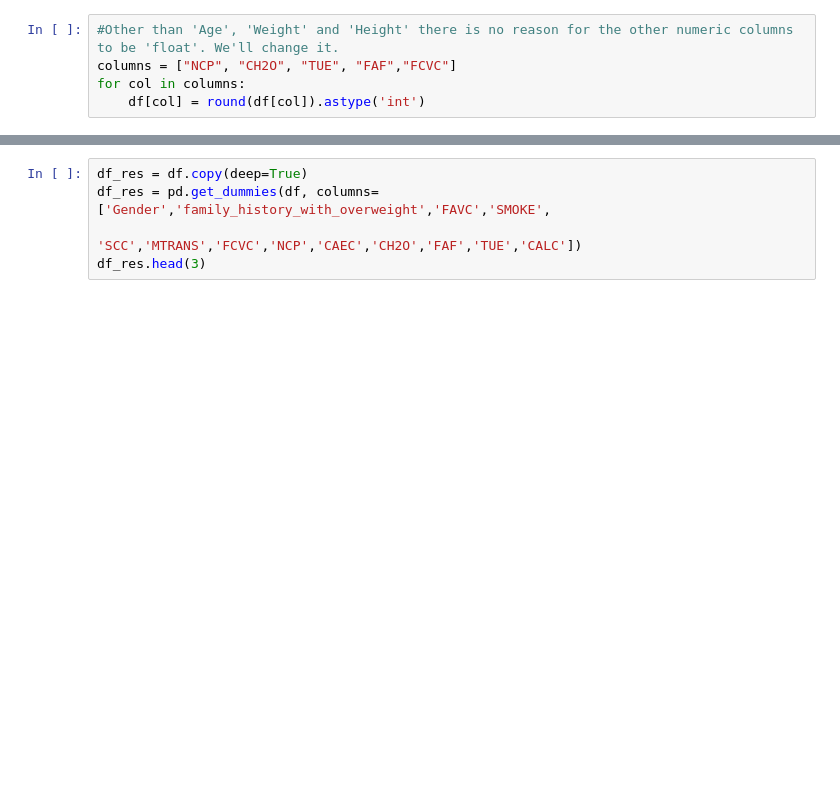
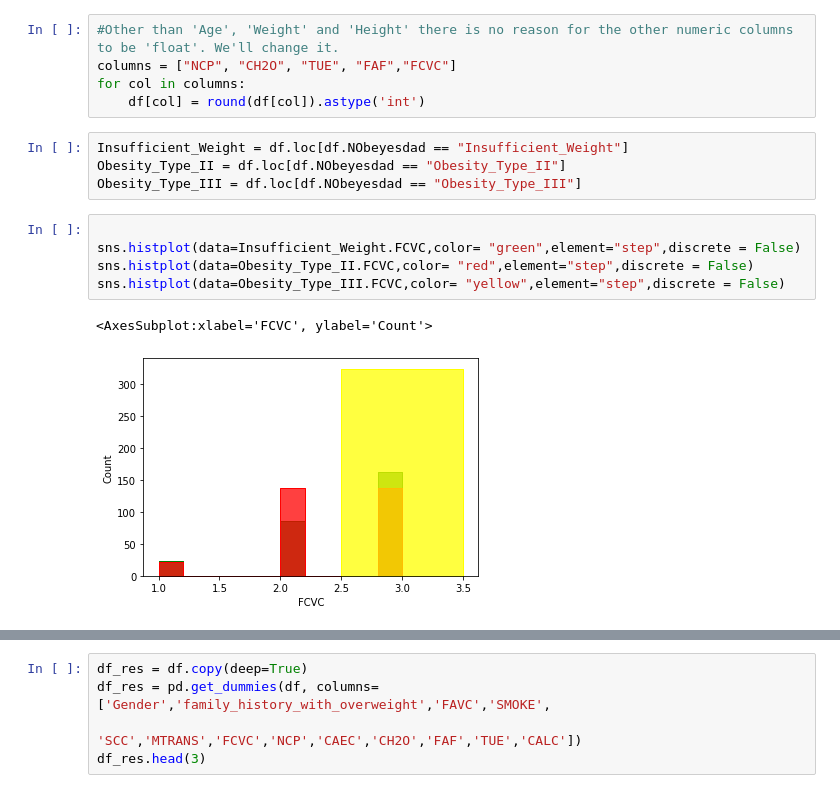
Before and after one commit to NoaAmichai/Obesity-Data-Science-Project, a Jupyter notebook: Obesity_Semester_B.ipynb, the cells around one changed output, grey strips where cells are left out. Saved outputs shown, nothing was run; the diff lists cells and outputs as text; blank space fills up the shorter version.

```diff
--- a/Obesity_Semester_B.ipynb
+++ b/Obesity_Semester_B.ipynb
@@ -53,3 +53,15 @@ memory usage: 280.5+ KB
 columns = ["NCP", "CH2O", "TUE", "FAF","FCVC"]
 for col in columns:
     df[col] = round(df[col]).astype('int')
+# %%
+Insufficient_Weight = df.loc[df.NObeyesdad == "Insufficient_Weight"]
+Obesity_Type_II = df.loc[df.NObeyesdad == "Obesity_Type_II"]
+Obesity_Type_III = df.loc[df.NObeyesdad == "Obesity_Type_III"]
+# %%
+
+sns.histplot(data=Insufficient_Weight.FCVC,color= "green",element="step",discrete = False)
+sns.histplot(data=Obesity_Type_II.FCVC,color= "red",element="step",discrete = False)
+sns.histplot(data=Obesity_Type_III.FCVC,color= "yellow",element="step",discrete = False)
+# %% [output]
+<AxesSubplot:xlabel='FCVC', ylabel='Count'>
+[figure, added]
```
Also changed, not shown: parts of 8 cells of this notebook.
